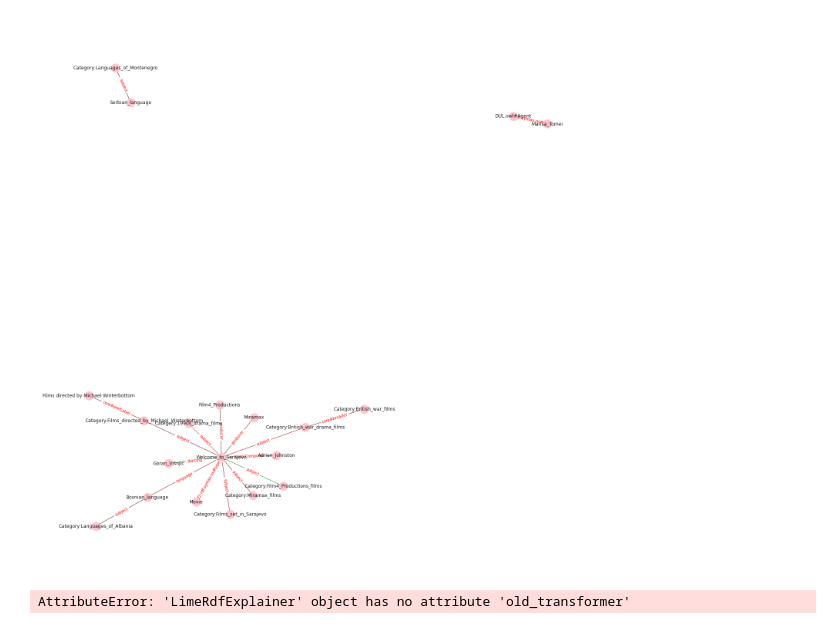
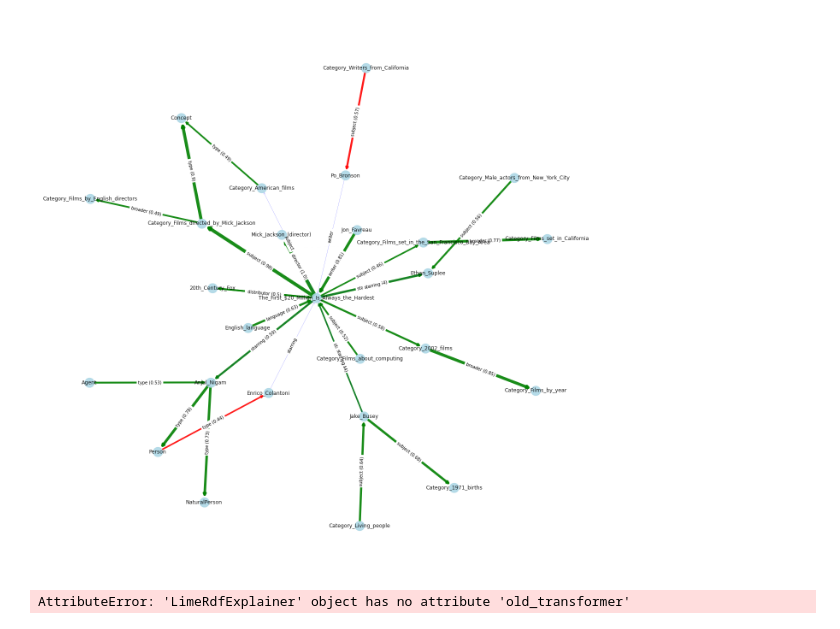
Before and after one commit to rgrenz/rdflime-util, a Jupyter notebook: notebooks/3_limetest.ipynb, the cells around one changed output. Drawn from its saved outputs; the diff is of its cells as text; code cells hidden in the pictures.

```diff
--- a/notebooks/3_limetest.ipynb
+++ b/notebooks/3_limetest.ipynb
@@ -34,9 +62,11 @@ explainer = LimeRdfExplainer(
     random_state=42
 )
 
-explained_entity_id = 100  # 0-400 -> test data
+
+explained_entity_id = 377  # 0-400 -> test data
 explained_entity_uri = movies[explained_entity_id]
 prediction = clf.predict_proba([rdf2vec_transformer._embeddings[explained_entity_id]])
+
 
 print("Explaining", explained_entity_uri)
 print("Original prediction:", prediction, " / ".join(clf.classes_))
@@ -56,9 +86,9 @@ single_run = [True, False]
 data, labels, distances, explanation = explainer.explain_instance(
     entity=explained_entity_uri,
     classifier_fn=clf.predict_proba,
-    num_features=20,
+    num_features=25,
     num_samples=5000,
-    max_removed_triples=3,
+    max_removed_triples=5,
     removal_count_fixed=True,
     use_w2v_freeze=True,
     center_correction=False,
@@ -66,6 +96,6 @@ data, labels, distances, explanation = explainer.explain_instance(
     train_with_all=False,
     distance_metric="cosine",
     model_regressor=None,
-    short_uris=True
+    short_uris=False
 )
 # %% [output]
@@ -76,4 +106,7 @@ Average remaining walks per artificial entity (from 484): 470.3406
 # %%
 figsize = (4, .4*len(explanation.as_list()))
+
+explanation.domain_mapper.short_uris=True
 fig = explanation.as_pyplot_figure(figsize=figsize)
+explanation.domain_mapper.short_uris=False
 # %% [output]
@@ -170,36 +206,37 @@ cols
 # %%
 import matplotlib.pyplot as plt
 import networkx as nx
+from math import sqrt
 
 
-ex = explanation.as_list()
-
-z = {}
-colors = []
-for edge, label in zip(edges, labels):
-    z[frozenset(edge)] = label
-
-
-G = nx.Graph()
+G = nx.DiGraph()
 G.add_edges_from(edges)
-pos = nx.spring_layout(G)
-plt.figure(figsize=(20,20))
+pos = nx.spring_layout(G, k=1.25/sqrt(len(G.nodes())), seed=42, iterations=35)
+pos = nx.nx_pydot.graphviz_layout(G, prog="neato")
+plt.figure(figsize=(18,18))
 nx.draw(
-    G, pos, edge_color=cols, width=1, linewidths=1,
-    node_size=500, node_color='pink', alpha=0.9,
-    labels={node: node for node in G.nodes()}
+    G, pos,
+    node_size=500, node_color='lightblue', alpha=0.9,
+    labels={node: node for node in G.nodes()},
+    arrowstyle='->',
+    width=[G[u][v]['width'] for u,v in G.edges()],
+    edge_color=[G[u][v]['color'] for u,v in G.edges()],
 )
 
 
 _ = nx.draw_networkx_edge_labels(
     G, pos,
-    edge_labels=z,
-    font_color='red'
+    edge_labels=labels,
+    font_color='black',
 )
 
-from pyvis.network import Network
-nt = Network('500px', '500px')
-nt.from_nx(G)
-nt.show("nx.html")
+
+nx.write_gexf(G, "test.gexf")
+
+plt.savefig("green_lantern.pdf")
+
+x = nx.nx_pydot.to_pydot(G)
+
+# Bug: node labels with :
 # %% [output]
-[figure, old version]
+[figure, new version]
```
Also changed, not shown: parts of 17 cells of this notebook, 3 other files.
